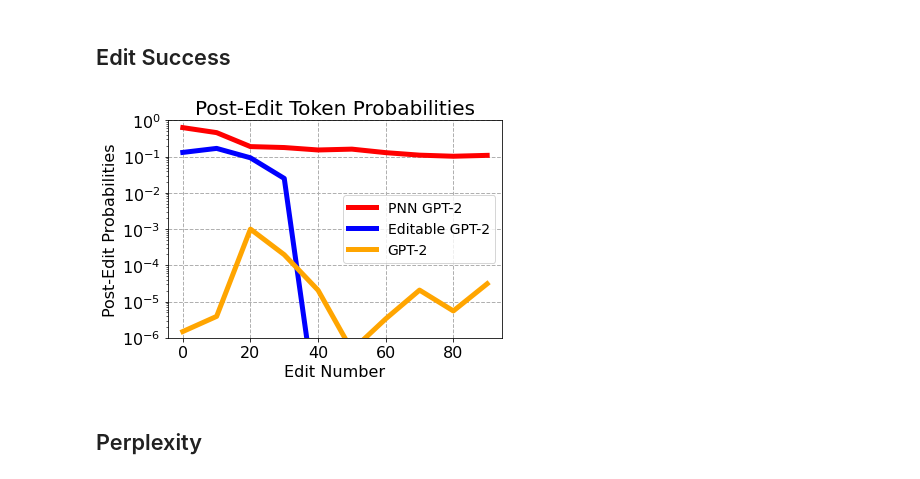
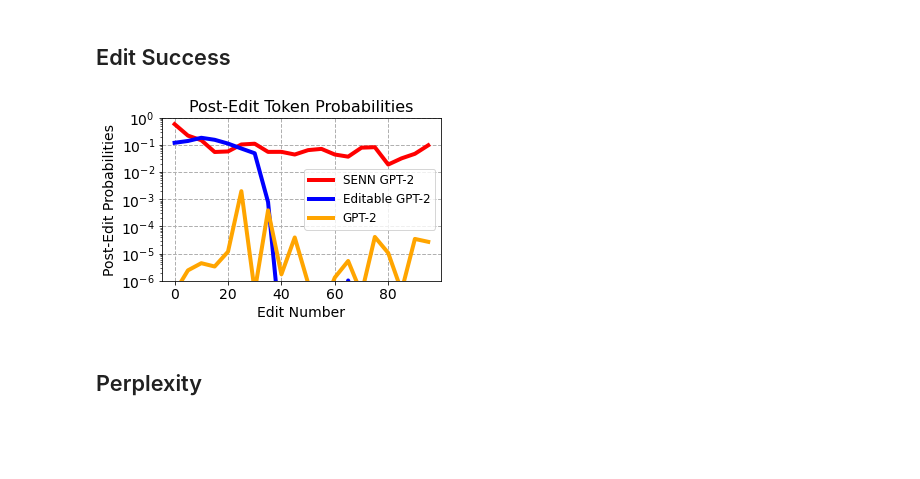
Before and after one commit to spencerbraun/editable_nlp, a Jupyter notebook: plots/Evaluation_Plots.ipynb, the cells around one changed output. Saved outputs shown, nothing was run; the diff lists cells and outputs as text; code cells hidden in the pictures; blank space fills up the shorter version.

```diff
--- a/plots/Evaluation_Plots.ipynb
+++ b/plots/Evaluation_Plots.ipynb
@@ -9,10 +9,11 @@ import matplotlib.pyplot as plt
 import numpy as np
 import pandas as pd
 # %%
-senn20_100 = pd.read_csv(
-    "../eval/edit_success_20210507.09.05.1620405875_self_sample_epoch0_ts20000.2021-05-06_16-10-02")
 senn5_100 = pd.read_csv(
+    "../eval/edit_success_20210504.20.05.1620184442_self_sample_epoch0_ts20000.20210504.14.05.1620163492")
+senn_100 = pd.read_csv(
     "../eval/edit_success_20210506.15.05.1620341250_self_sample_epoch0_ts20000.20210506.11.05.1620325608")
+    #"../eval/edit_success_20210505.14.05.1620250646_self_sample_epoch0_ts15000.20210504.23.05.1620194765")
 model_100 = pd.read_csv(
     "../eval/edit_success_20210425.20.04.1619408171_self_sample_epoch0_ts10000.20210419.14.04.1618869292")
 gpt_100 = pd.read_csv(
@@ -20,18 +21,18 @@ gpt_100 = pd.read_csv(
 # %% [markdown]
 ## Edit Success
 # %%
-spacing = 10
+spacing = 5
 spacing_function = lambda x: int(x /spacing) * spacing
 n_vis = 100
 filter_query = f'edit_step == 1 and edit_number < {n_vis}'
 
-senn20_100['grouping'] = (
-    senn20_100
+senn_100['grouping'] = (
+    senn_100
     .edit_number
     .apply(spacing_function)
 )
 ax=(
-    senn20_100
+    senn_100
     .query(filter_query)
     .groupby("grouping")
     .logits
@@ -39,31 +40,10 @@ ax=(
     .reset_index()
     .plot(
         kind='line', x="grouping",y="logits",
-        color='red', linewidth=5, figsize=(6,4),
-        label="PNN GPT-2"
+        color='red', linewidth=4, figsize=(10,7),
+        label="SENN GPT-2"
     )
 )
-
-"""
-senn5_100['grouping'] = (
-    senn5_100
-    .edit_number
-    .apply(spacing_function)
-)
-(
-    senn5_100
-    .query(filter_query)
-    .groupby("grouping")
-    .logits
-    .apply(lambda x: np.mean(np.exp(x)))
-    .reset_index()
-    .plot(
-        kind='line', x="grouping",y="logits",
-        color='gray', linewidth=4, figsize=(10,7),
-        label="SENN(5) GPT-2", ax=ax
-    )
-)
-"""
 
 model_100['grouping'] = (
     model_100
@@ -79,43 +59,44 @@ model_100['grouping'] = (
     .reset_index()
     .plot(
         kind='line', x="grouping",y="logits",
-        color='blue', linewidth=5, figsize=(6,4),
+        color='blue', linewidth=4, figsize=(10,7),
         label="Editable GPT-2", ax=ax
     )
 )
+
 
 gpt_100['grouping'] = (
     gpt_100
     .edit_number
     .apply(spacing_function)
 )
 (
     gpt_100
     .query(filter_query)
     .groupby("grouping")
     .logits
     .apply(lambda x: np.mean(np.exp(x)))
     .reset_index()
     .plot(
         kind='line', x="grouping",y="logits",
-        color='orange', linewidth=5, figsize=(6,4),
+        color='orange', linewidth=4, figsize=(5,3),
         label="GPT-2", ax=ax
     )
 )
 
-plt.xlabel("Edit Number", fontsize=16)
-plt.xticks(fontsize=16)
-plt.ylabel("Post-Edit Probabilities", fontsize=16)
-plt.yticks(fontsize=16)
+plt.xlabel("Edit Number", fontsize=14)
+plt.xticks(fontsize=14)
+plt.ylabel("Post-Edit Probabilities", fontsize=14)
+plt.yticks(fontsize=14)
 # plt.ylim(-0.01,1)
 plt.yscale("log")
 plt.ylim(1e-6,1)
-plt.title("Post-Edit Token Probabilities", fontsize=20)
-plt.legend(fontsize=14)
+plt.title("Post-Edit Token Probabilities", fontsize=16)
+plt.legend(fontsize=12)
 plt.grid(linestyle='--', linewidth=1)
 plt.savefig('edit_success.png', bbox_inches='tight', facecolor="#ffffff")
 # %% [output]
-[figure, old version]
+[figure, new version]
 # %% [markdown]
 ## Perplexity
 # %%
```
Also changed, not shown: parts of 2 cells of this notebook, 5 other files.
